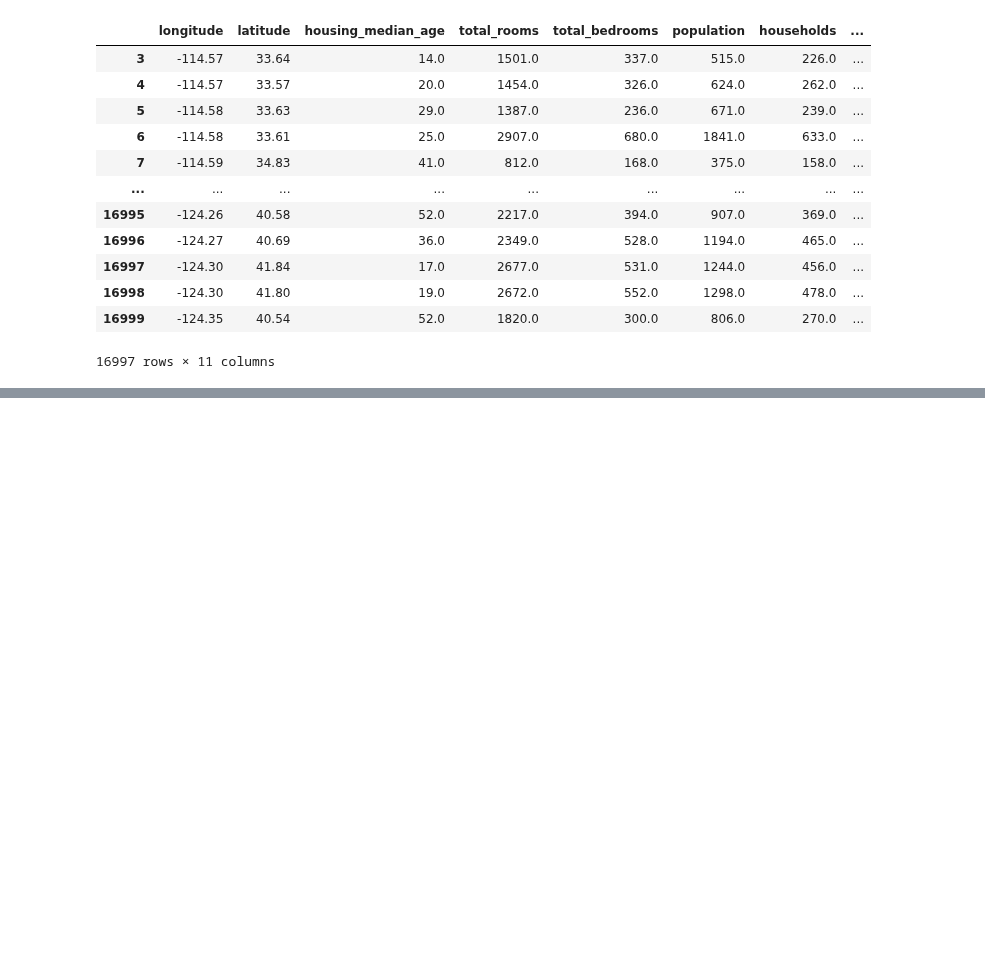
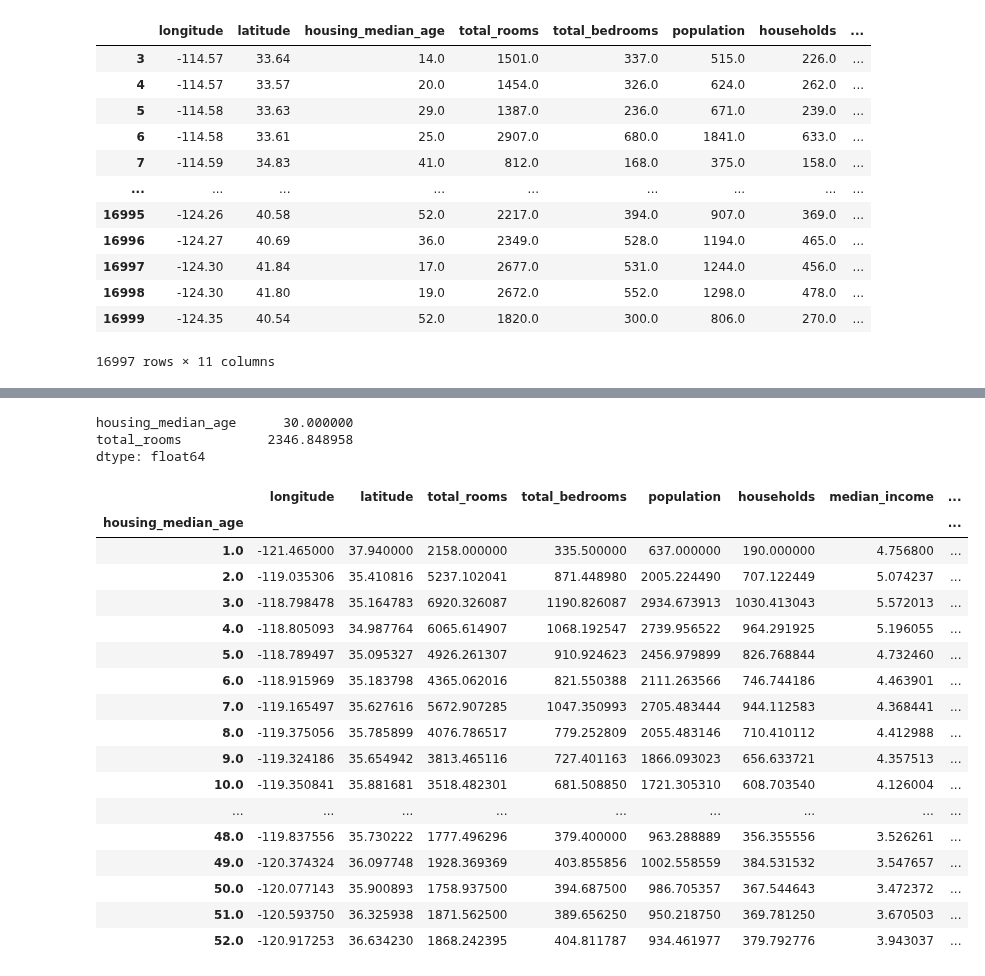
Before and after one commit to teleyun/bigdata, a Jupyter notebook: 예문사_판다스.ipynb, the cells around one changed output, grey strips where cells are left out. Cells and saved outputs as stored; diff of their text form; code cells hidden in the pictures; blank space fills up the shorter version.

```diff
--- a/예문사_판다스.ipynb
+++ b/예문사_판다스.ipynb
@@ -127,0 +243,27 @@ housing_drop_df
+# %%
+housing_df.loc[housing_df['housing_median_age'] == 30, ['housing_median_age', 'total_rooms']].mean()
+# %% [output]
+housing_median_age      30.000000
+total_rooms           2346.848958
+dtype: float64
+# %%
+housing_df.groupby('housing_median_age').mean()
+# %% [output]
+|  | longitude | latitude | total_rooms | total_bedrooms | population | households | median_income | ... |
+| housing_median_age |  |  |  |  |  |  |  | ... |
+| 1.0 | -121.465000 | 37.940000 | 2158.000000 | 335.500000 | 637.000000 | 190.000000 | 4.756800 | ... |
+| 2.0 | -119.035306 | 35.410816 | 5237.102041 | 871.448980 | 2005.224490 | 707.122449 | 5.074237 | ... |
+| 3.0 | -118.798478 | 35.164783 | 6920.326087 | 1190.826087 | 2934.673913 | 1030.413043 | 5.572013 | ... |
+| 4.0 | -118.805093 | 34.987764 | 6065.614907 | 1068.192547 | 2739.956522 | 964.291925 | 5.196055 | ... |
+| 5.0 | -118.789497 | 35.095327 | 4926.261307 | 910.924623 | 2456.979899 | 826.768844 | 4.732460 | ... |
+| 6.0 | -118.915969 | 35.183798 | 4365.062016 | 821.550388 | 2111.263566 | 746.744186 | 4.463901 | ... |
+| 7.0 | -119.165497 | 35.627616 | 5672.907285 | 1047.350993 | 2705.483444 | 944.112583 | 4.368441 | ... |
+| 8.0 | -119.375056 | 35.785899 | 4076.786517 | 779.252809 | 2055.483146 | 710.410112 | 4.412988 | ... |
+| 9.0 | -119.324186 | 35.654942 | 3813.465116 | 727.401163 | 1866.093023 | 656.633721 | 4.357513 | ... |
+| 10.0 | -119.350841 | 35.881681 | 3518.482301 | 681.508850 | 1721.305310 | 608.703540 | 4.126004 | ... |
+| ... | ... | ... | ... | ... | ... | ... | ... | ... |
+| 48.0 | -119.837556 | 35.730222 | 1777.496296 | 379.400000 | 963.288889 | 356.355556 | 3.526261 | ... |
+| 49.0 | -120.374324 | 36.097748 | 1928.369369 | 403.855856 | 1002.558559 | 384.531532 | 3.547657 | ... |
+| 50.0 | -120.077143 | 35.900893 | 1758.937500 | 394.687500 | 986.705357 | 367.544643 | 3.472372 | ... |
+| 51.0 | -120.593750 | 36.325938 | 1871.562500 | 389.656250 | 950.218750 | 369.781250 | 3.670503 | ... |
+| 52.0 | -120.917253 | 36.634230 | 1868.242395 | 404.811787 | 934.461977 | 379.792776 | 3.943037 | ... |
```
Also changed, not shown: parts of 15 cells of this notebook.
